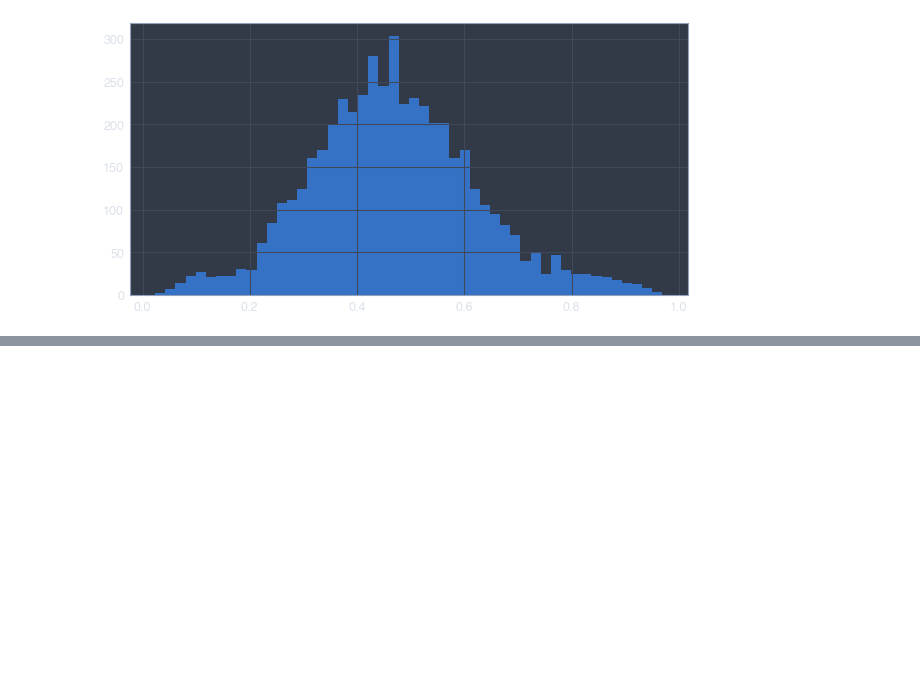
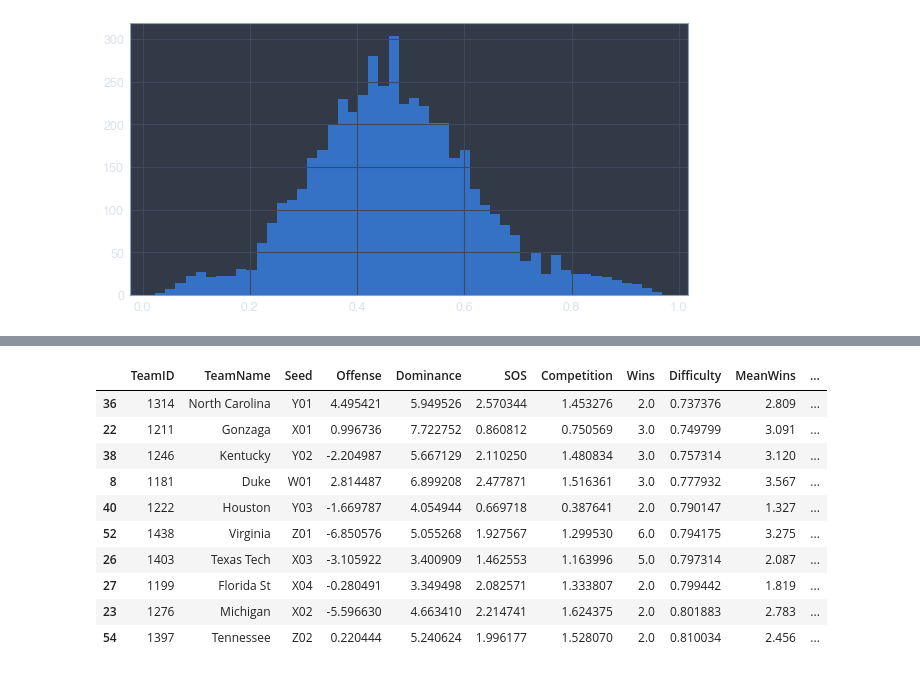
Before and after one commit to jamestwhedbee/jupyter_notebooks, a Jupyter notebook: PredictMarchMadness.ipynb, the cells around one changed output, grey strips where cells are left out. Saved outputs shown, nothing was run; the diff lists cells and outputs as text; code cells hidden in the pictures; blank space fills up the shorter version.

Commit message:
Add bracket difficulty rating

```diff
--- a/PredictMarchMadness.ipynb
+++ b/PredictMarchMadness.ipynb
@@ -183 +203,17 @@ scatter_text(
+# %%
+# Who has the easiest schedule on average (excluding play ins)
+is_not_play_in =  ~simulation_df["Seed"].str[-1].apply(str.isalpha)
+simulation_df[is_not_play_in].sort_values("Difficulty", ascending=True)[:10]
+# %% [output]
+|  | TeamID | TeamName | Seed | Offense | Dominance | SOS | Competition | Wins | Difficulty | MeanWins | ... |
+| 36 | 1314 | North Carolina | Y01 | 4.495421 | 5.949526 | 2.570344 | 1.453276 | 2.0 | 0.737376 | 2.809 | ... |
+| 22 | 1211 | Gonzaga | X01 | 0.996736 | 7.722752 | 0.860812 | 0.750569 | 3.0 | 0.749799 | 3.091 | ... |
+| 38 | 1246 | Kentucky | Y02 | -2.204987 | 5.667129 | 2.110250 | 1.480834 | 3.0 | 0.757314 | 3.120 | ... |
+| 8 | 1181 | Duke | W01 | 2.814487 | 6.899208 | 2.477871 | 1.516361 | 3.0 | 0.777932 | 3.567 | ... |
+| 40 | 1222 | Houston | Y03 | -1.669787 | 4.054944 | 0.669718 | 0.387641 | 2.0 | 0.790147 | 1.327 | ... |
+| 52 | 1438 | Virginia | Z01 | -6.850576 | 5.055268 | 1.927567 | 1.299530 | 6.0 | 0.794175 | 3.275 | ... |
+| 26 | 1403 | Texas Tech | X03 | -3.105922 | 3.400909 | 1.462553 | 1.163996 | 5.0 | 0.797314 | 2.087 | ... |
+| 27 | 1199 | Florida St | X04 | -0.280491 | 3.349498 | 2.082571 | 1.333807 | 2.0 | 0.799442 | 1.819 | ... |
+| 23 | 1276 | Michigan | X02 | -5.596630 | 4.663410 | 2.214741 | 1.624375 | 2.0 | 0.801883 | 2.783 | ... |
+| 54 | 1397 | Tennessee | Z02 | 0.220444 | 5.240624 | 1.996177 | 1.528070 | 2.0 | 0.810034 | 2.456 | ... |
 # %%
```
Also changed, not shown: parts of 6 cells of this notebook.
